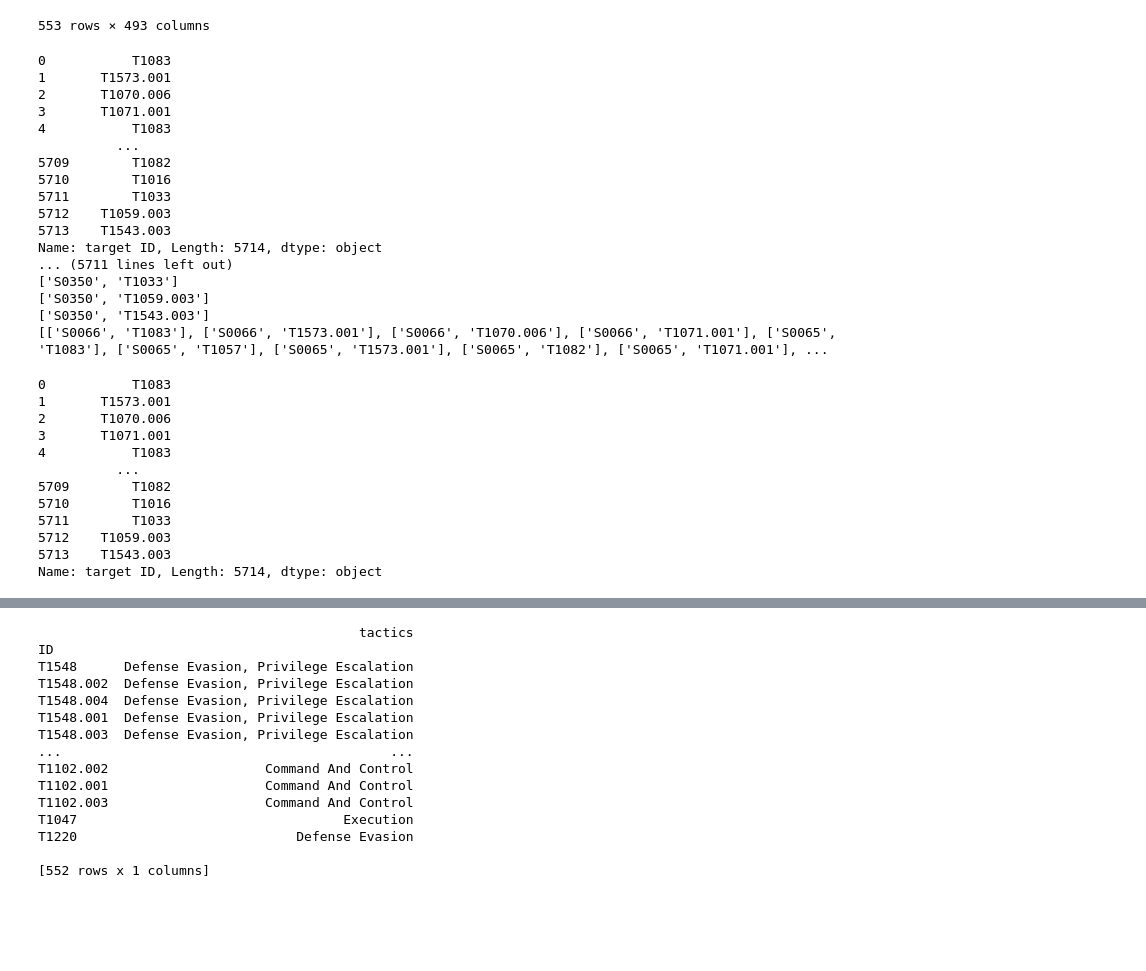
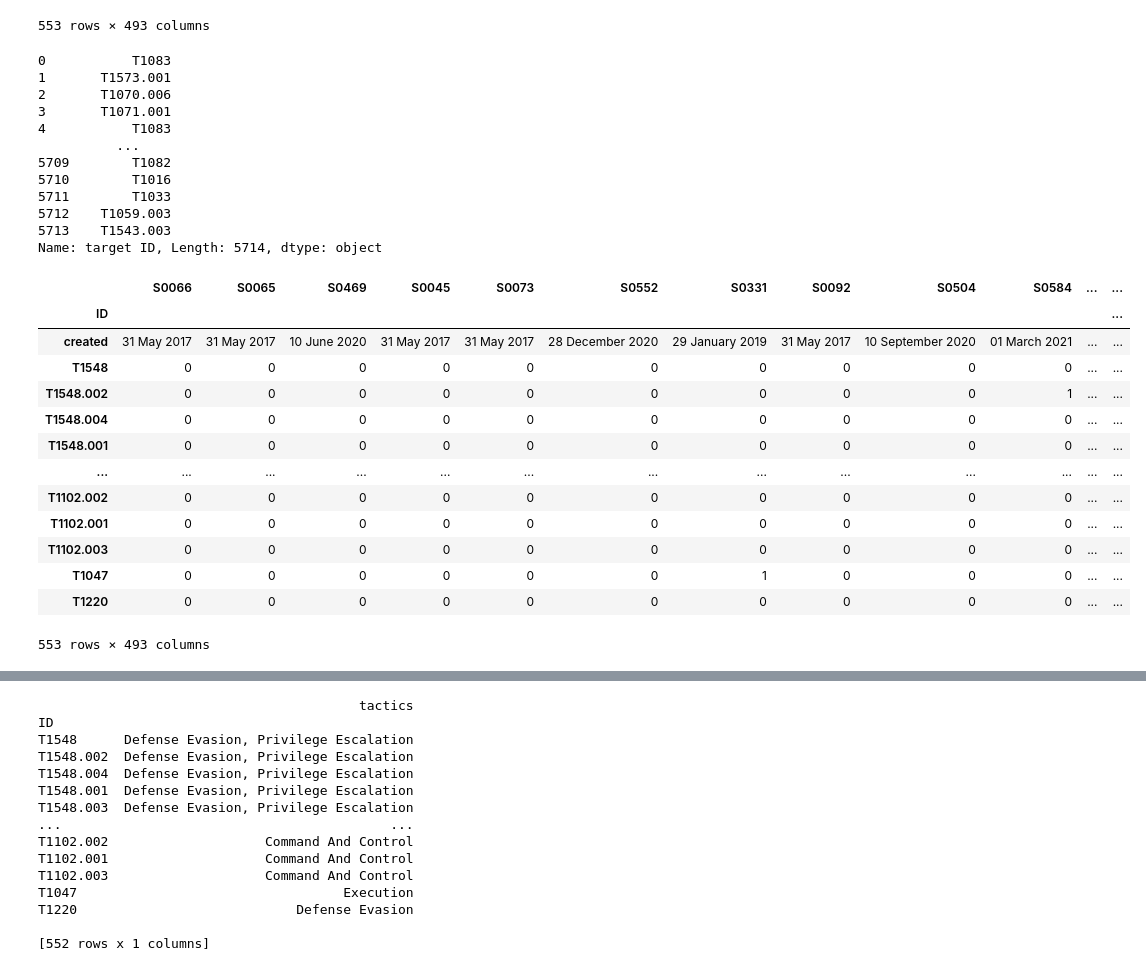
Before and after one commit to tobiasbudig/attack-hypotheses-generation, a Jupyter notebook: explorative-datenanalyse.ipynb, the cells around one changed output, grey strips where cells are left out. Drawn from its saved outputs; the diff is of its cells as text; code cells hidden in the pictures; blank space fills up the shorter version.

```diff
--- a/explorative-datenanalyse.ipynb
+++ b/explorative-datenanalyse.ipynb
@@ -76,54 +76,47 @@ dfmatrix
 # %%
 #eigentliche Magie | Kombinationen werden markiert, die "genutzt werden"
 software = association['source ID']
 techniques = association['target ID']
 
 print(techniques)
 
 #Es werden Software-Technique-Tupel erstellt und in data gespeichert
 data = []
 for i in range (len(software)):
     tuple = [(software)[i], (techniques)[i]]
     data.append(tuple)
-    print(tuple)
-print(data)
-#print(techniques)
+
 #Schleife durch die Tupel und dabei werden an der entschrechenden Matrix Einsen eingetragen
 for i in data:
     dfmatrix[i[0]][i[1]] = int(1)
 dfmatrix
-
-techniques
 # %% [output]
 0           T1083
 1       T1573.001
 2       T1070.006
 3       T1071.001
 4           T1083
           ...
 5709        T1082
 5710        T1016
 5711        T1033
 5712    T1059.003
 5713    T1543.003
 Name: target ID, Length: 5714, dtype: object
-... (5711 lines left out)
-['S0350', 'T1033']
-['S0350', 'T1059.003']
-['S0350', 'T1543.003']
-[['S0066', 'T1083'], ['S0066', 'T1573.001'], ['S0066', 'T1070.006'], ['S0066', 'T1071.001'], ['S0065', 'T1083'], ['S0065', 'T1057'], ['S0065', 'T1573.001'], ['S0065', 'T1082'], ['S0065', 'T1071.001'], ...
+|  | S0066 | S0065 | S0469 | S0045 | S0073 | S0552 | S0331 | S0092 | S0504 | S0584 | ... | ... |
+| ID |  |  |  |  |  |  |  |  |  |  |  | ... |
+| created | 31 May 2017 | 31 May 2017 | 10 June 2020 | 31 May 2017 | 31 May 2017 | 28 December 2020 | 29 January 2019 | 31 May 2017 | 10 September 2020 | 01 March 2021 | ... | ... |
+| T1548 | 0 | 0 | 0 | 0 | 0 | 0 | 0 | 0 | 0 | 0 | ... | ... |
+| T1548.002 | 0 | 0 | 0 | 0 | 0 | 0 | 0 | 0 | 0 | 1 | ... | ... |
+| T1548.004 | 0 | 0 | 0 | 0 | 0 | 0 | 0 | 0 | 0 | 0 | ... | ... |
+| T1548.001 | 0 | 0 | 0 | 0 | 0 | 0 | 0 | 0 | 0 | 0 | ... | ... |
+| ... | ... | ... | ... | ... | ... | ... | ... | ... | ... | ... | ... | ... |
+| T1102.002 | 0 | 0 | 0 | 0 | 0 | 0 | 0 | 0 | 0 | 0 | ... | ... |
+| T1102.001 | 0 | 0 | 0 | 0 | 0 | 0 | 0 | 0 | 0 | 0 | ... | ... |
+| T1102.003 | 0 | 0 | 0 | 0 | 0 | 0 | 0 | 0 | 0 | 0 | ... | ... |
+| T1047 | 0 | 0 | 0 | 0 | 0 | 0 | 1 | 0 | 0 | 0 | ... | ... |
+| T1220 | 0 | 0 | 0 | 0 | 0 | 0 | 0 | 0 | 0 | 0 | ... | ... |
-0           T1083
-1       T1573.001
-2       T1070.006
-3       T1071.001
-4           T1083
-          ...
-5709        T1082
-5710        T1016
-5711        T1033
-5712    T1059.003
-5713    T1543.003
-Name: target ID, Length: 5714, dtype: object
+553 rows × 493 columns
 # %%
 # Initialisiere und Fülle die Summen, um anschließend damit weiter zurechnen
 
```
Also changed, not shown: parts of 4 cells of this notebook, 3 other files.
